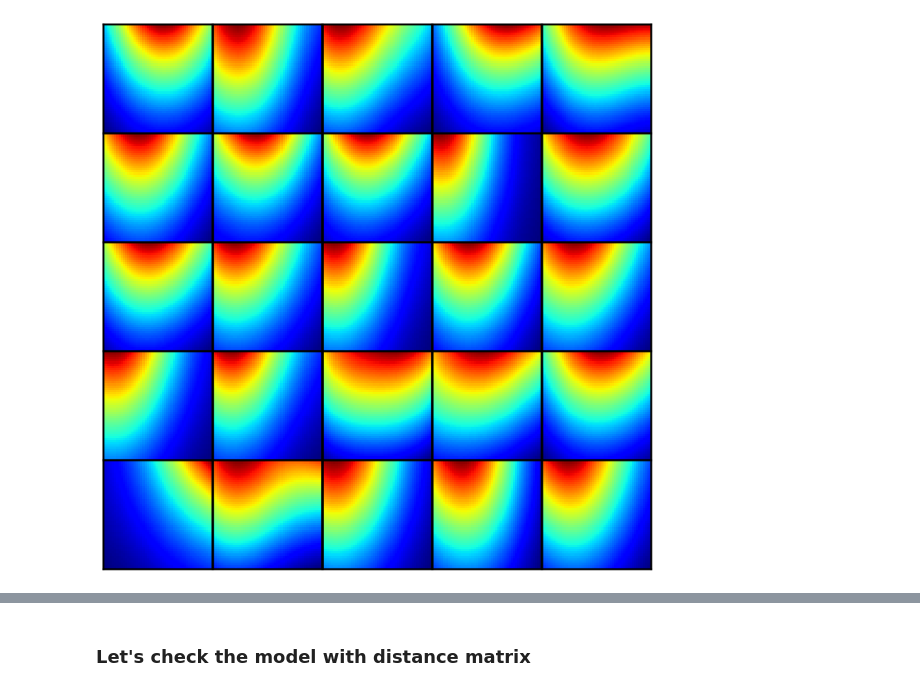
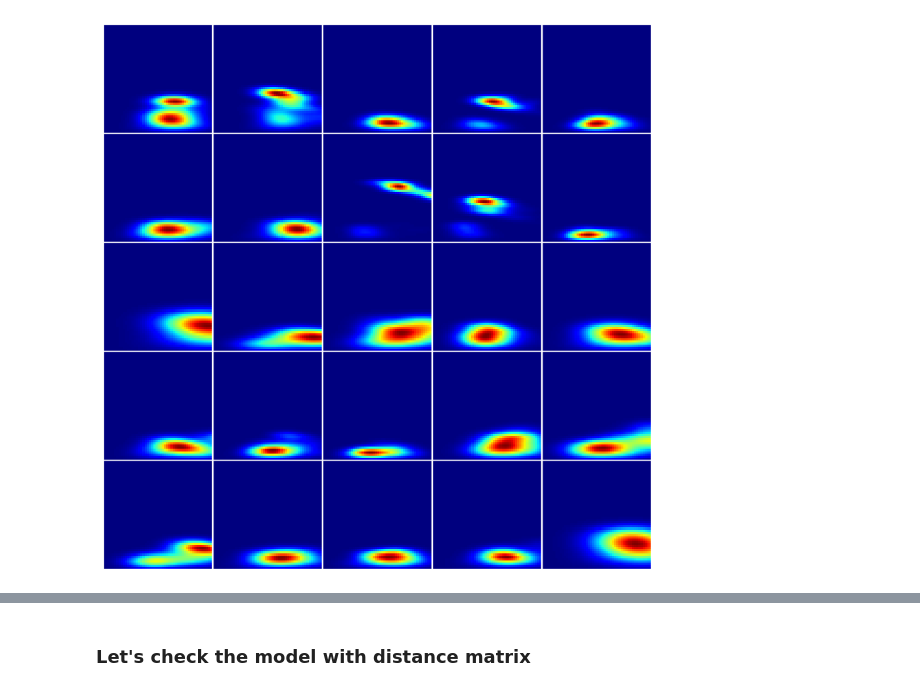
Before and after one commit to Verdangeta/TDA_experiments, a Jupyter notebook: Cross_RipsNet_3d.ipynb, the cells around one changed output, grey strips where cells are left out. Saved outputs shown, nothing was run; the diff lists cells and outputs as text; code cells hidden in the pictures.

```diff
--- a/Cross_RipsNet_3d.ipynb
+++ b/Cross_RipsNet_3d.ipynb
@@ -130,6 +135,11 @@ for i,j in tqdm(train_indexes):
 # import pickle
 # with open("Data/cross_ripsnet_3d_exp/3d_shapes_pds_2500_30_boostrap", "wb") as fp:   #Pickling
 #     pickle.dump(train_PD, fp)
+# %%
+with open('Data/cross_ripsnet_3d_exp/3d_shapes_pds_2500_30_boostrap', 'rb') as fp:
+    train_PD = pickle.load(fp)
+with open("Data/cross_ripsnet_3d_exp/3d_shapes_indexes_2500_30_boostrap", 'rb') as fp:   #Pickling
+    train_indexes = pickle.load(fp)
 # %%
 train_PD_1 = [[x[1] if len(x[1])>0 else np.array([[0., 0.]]) for x in barcs ] for barcs in train_PD]
 # %%
@@ -141,35 +151,34 @@ for barcs in train_PD_1[1:]:
     vpdtr = np.vstack((vpdtr, np.vstack(pds_train)))
 
 pers = vpdtr[:,1]-vpdtr[:,0]
-bps_pairs = pairwise_distances(np.hstack([vpdtr[:,0:1],vpdtr[:,1:2]-vpdtr[:,0:1]])[:200]).flatten()
-ppers = bps_pairs[np.argwhere(bps_pairs > 1e-5).ravel()]
-sigma = np.quantile(ppers, .2)
-im_bnds = [np.quantile(vpdtr[:,0],0.2), np.quantile(vpdtr[:,0],0.8), np.quantile(pers,0.2), np.quantile(pers,0.8)]
+# bps_pairs = pairwise_distances(np.hstack([vpdtr[:,0:1],vpdtr[:,1:2]-vpdtr[:,0:1]])[:200]).flatten()
+# ppers = bps_pairs[np.argwhere(bps_pairs > 1e-5).ravel()]
+# sigma = np.quantile(ppers, .2)
+# im_bnds = [np.quantile(vpdtr[:,0],0.2), np.quantile(vpdtr[:,0],0.8), np.quantile(pers,0.2), np.quantile(pers,0.8)]
+im_bnds = [np.min(vpdtr[:,0]), np.quantile(vpdtr[:,0],0.9), np.min(pers), np.max(pers)]
 # %%
 from gudhi.representations import DiagramSelector
 from sklearn.metrics import pairwise_distances
 from gudhi.representations import  PersistenceImage
 
 PI_train_all = []
-for barcs in train_PD_1:
+for barcs in tqdm(train_PD_1):
     pds_train = DiagramSelector(use=True).fit_transform(barcs)
-    # clean_pds_test = DiagramSelector(use=True).fit_transform(train_PD_1[800:])
 
 
-    # vpdtr = np.vstack(pds_train)
-    # pers = vpdtr[:,1]-vpdtr[:,0]
-    # bps_pairs = pairwise_distances(np.hstack([vpdtr[:,0:1],vpdtr[:,1:2]-vpdtr[:,0:1]])[:200]).flatten()
-    # ppers = bps_pairs[np.argwhere(bps_pairs > 1e-5).ravel()]
-    # sigma = np.quantile(ppers, .2)
-    # im_bnds = [np.quantile(vpdtr[:,0],0.2), np.quantile(vpdtr[:,0],0.8), np.quantile(pers,0.2), np.quantile(pers,0.8)]
-    # # im_bnds = [0, 1, 0, np.quantile(pers,1.)]
-    # # sp_bnds = [np.quantile(vpdtr[:,0],0.), np.quantile(vpdtr[:,1],1.)]
+    vpdtr = np.vstack(pds_train)
+    pers = vpdtr[:,1]-vpdtr[:,0]
+    bps_pairs = pairwise_distances(np.hstack([vpdtr[:,0:1],vpdtr[:,1:2]-vpdtr[:,0:1]])[:200]).flatten()
+    ppers = bps_pairs[np.argwhere(bps_pairs > 1e-5).ravel()]
+    sigma = np.quantile(ppers, .2)
+    sigma = 0.01 if sigma < 1e-2 else sigma
+    # print(sigma)
+
 
 
     PI_params = {'bandwidth': sigma, 'weight': lambda x: x[1]**3,
                  'resolution': [50,50], 'im_range': im_bnds}
     PI_train = PersistenceImage(**PI_params).fit_transform(pds_train)
-    # clean_PI_test = PersistenceImage(**PI_params).fit_transform(clean_pds_test)
     PI_train = np.sum(PI_train,axis = 0)/n_boostrap
     PI_train = PI_train/np.sum(PI_train)
     PI_train_all.append(PI_train)
@@ -177,0 +190,3 @@ PI_train_all = np.array(PI_train_all)
+# %%
+with open("Data/cross_ripsnet_3d_exp/3d_shapes_PI_2500_30_boostrap", 'rb') as fp:   #Pickling
+    PI_train_all = pickle.load(fp)
@@ -181,11 +198,11 @@ clean_PI_test = np.vstack([PI_train_all[2200:]])
 # %%
 fig = plt.figure(figsize=(10, 10))
 gs = gridspec.GridSpec(5, 5, width_ratios=[1,1,1,1,1], wspace=0.0, hspace=0.0)
 for i in range(5):
     for j in range(5):
         ax = plt.subplot(gs[i,j])
-        ax.imshow(np.flip(np.reshape(PI_train[200*i+j], [50,50]), 0), cmap='jet')
+        ax.imshow(np.flip(np.reshape(PI_train_all[400*i+j*80], [50,50]), 0), cmap='jet')
         plt.xticks([])
         plt.yticks([])
 # %% [output]
-[figure, old version]
+[figure, new version]
```
Also changed, not shown: parts of 28 cells of this notebook, 3 other files.
